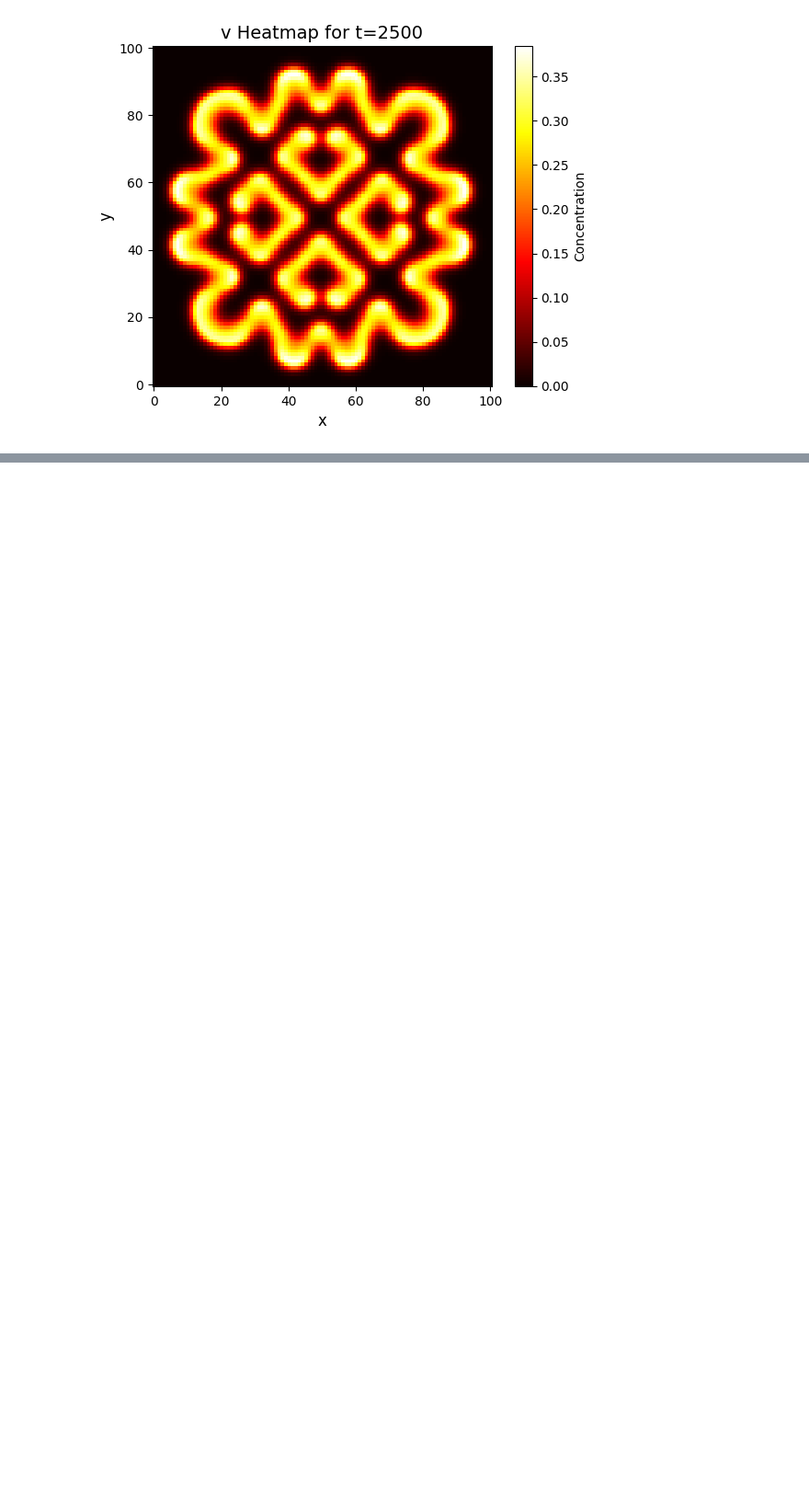
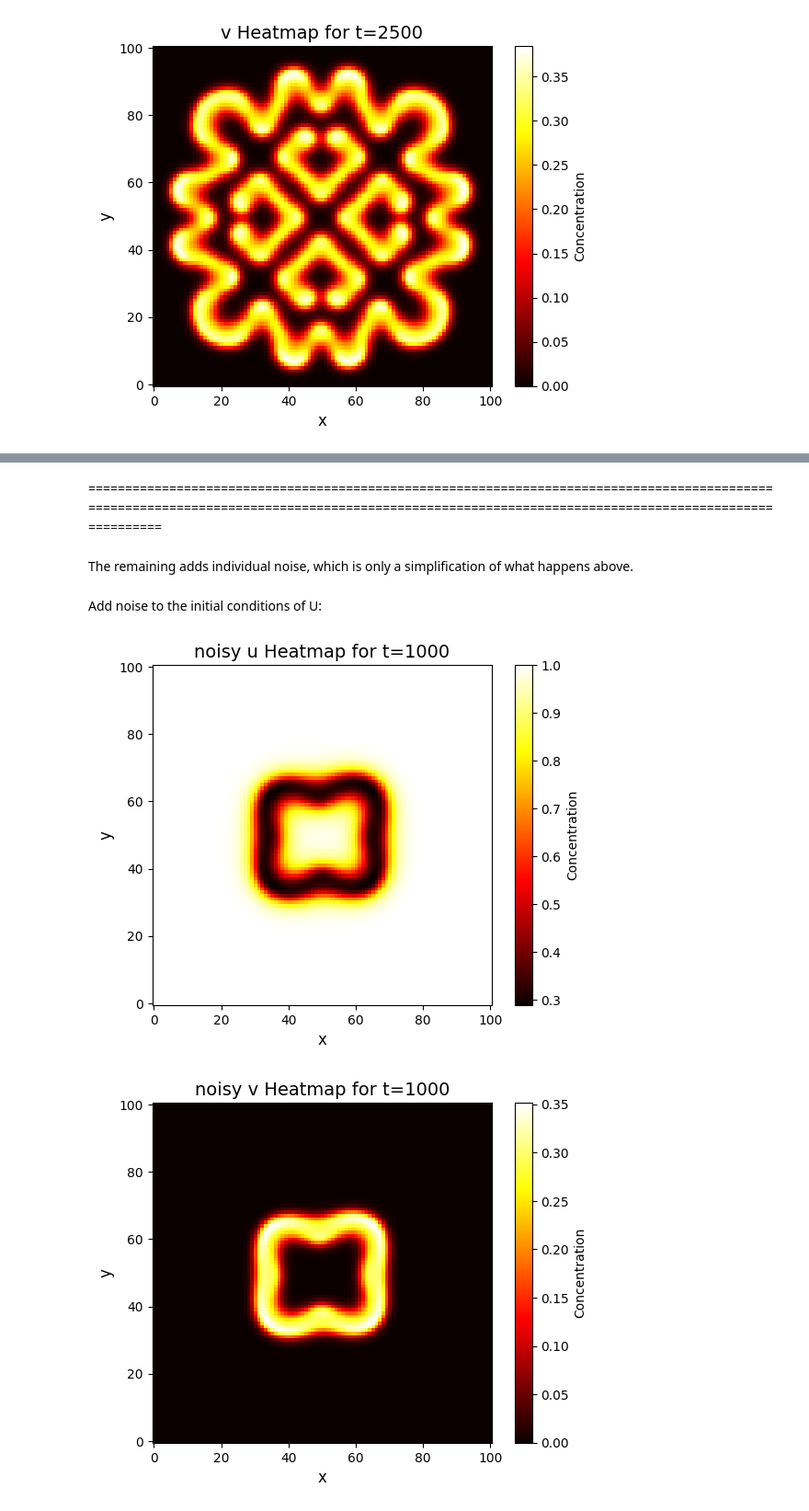
Before and after one commit to Marindevandijk/Scientific_Computing_Assignment2, a Jupyter notebook: ex2.3.ipynb, the cells around one changed output, grey strips where cells are left out. Shown: that part at 92% size. Saved outputs shown, nothing was run; the diff lists cells and outputs as text; code cells hidden in the pictures; blank space fills up the shorter version.

```diff
--- a/ex2.3.ipynb
+++ b/ex2.3.ipynb
@@ -145,0 +263,54 @@ plt.show()
+# %% [markdown]
+====================================================================================================================================================================================================
+# %% [markdown]
+The remaining adds individual noise, which is only a simplification of what happens above.
+# %% [markdown]
+Add noise to the initial conditions of U:
+# %%
+#Add noise to initial conditions of u:
+
+noise = np.random.normal(0,0.5,size=((N+1),(N+1)))
+# %%
+#Add noise to initial conditions of u:
+
+def noisy_start_system_at_time(t):
+    u_old = np.zeros((N+1,N+1))
+    u_old[:,:] = 0.5
+    u_old = abs(u_old + noise)
+    v_old = np.zeros((N+1,N+1))
+    v_old[46:54,46:54] = 0.25
+
+    u_new = u_old.copy()
+    v_new = v_old.copy()
+
+    theta = 0
+
+    while theta<t:
+        for i in range(N+1):
+            for j in range(N+1):
+                u_new[i,j] = u_old[i,j] + delta_t*(D_u_star(i,j,u_old) - u_old[i,j]*v_old[i,j]*v_old[i,j] + f*(1-u_old[i,j]))
+                v_new[i,j] = v_old[i,j] + delta_t*(D_v_star(i,j,v_old) + u_old[i,j]*v_old[i,j]*v_old[i,j] - (f+k)*v_old[i,j])
+        theta += delta_t
+        u_old = u_new.copy()
+        v_old = v_new.copy()
+
+    return u_new,v_new
+# %%
+noisy_start_system_1000 = noisy_start_system_at_time(1000)
+
+plt.imshow(noisy_start_system_1000[0],cmap='hot', origin = 'lower')
+plt.xlabel('x',size=12)
+plt.ylabel('y',size=12)
+plt.title('noisy u Heatmap for t=1000',size=14)
+plt.colorbar(label='Concentration')
+plt.show()
+
+plt.imshow(noisy_start_system_1000[1],cmap='hot', origin = 'lower')
+plt.xlabel('x',size=12)
+plt.ylabel('y',size=12)
+plt.title('noisy v Heatmap for t=1000',size=14)
+plt.colorbar(label='Concentration')
+plt.show()
+# %% [output]
+[figure, added]
+[figure, added]
```
Also changed, not shown: parts of 10 cells of this notebook.
